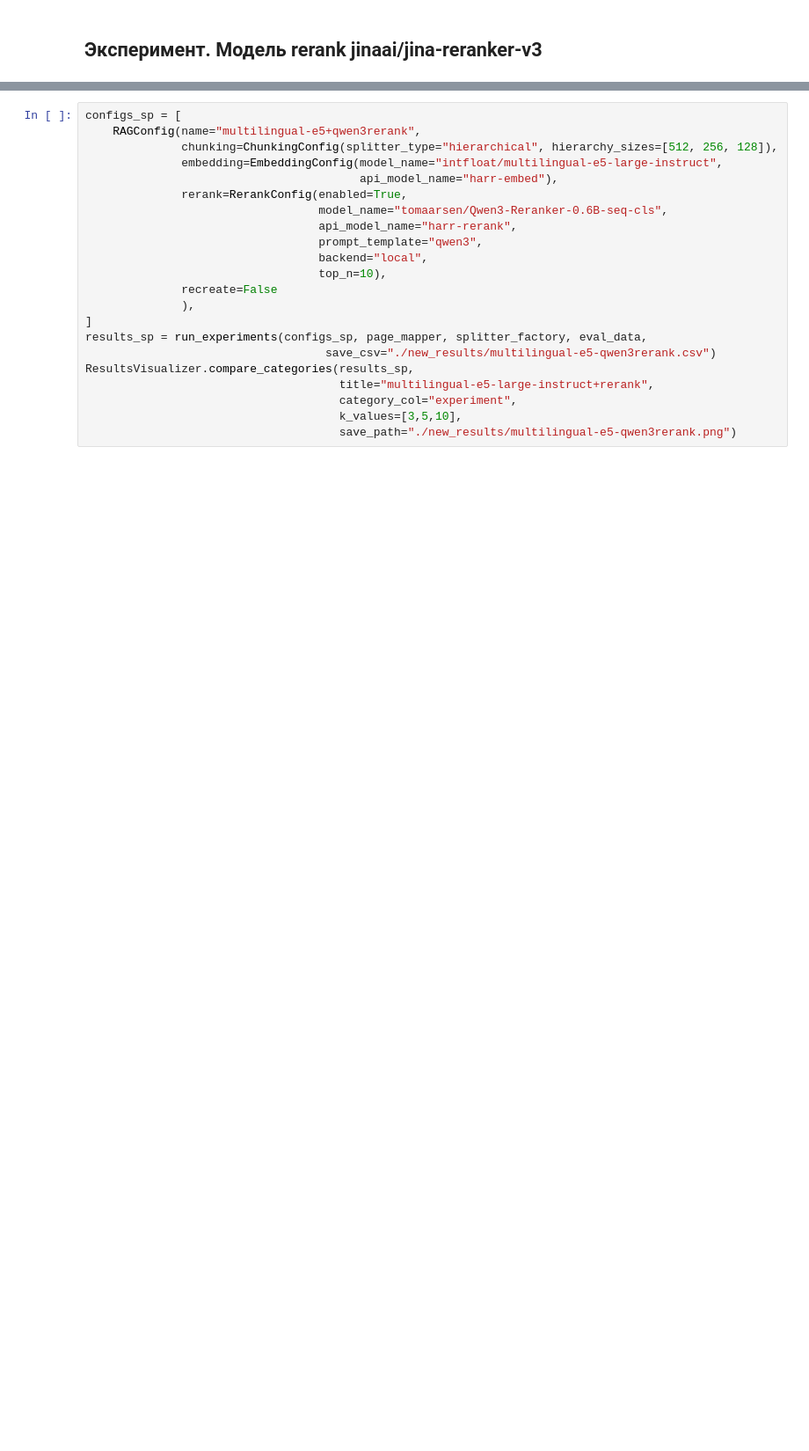
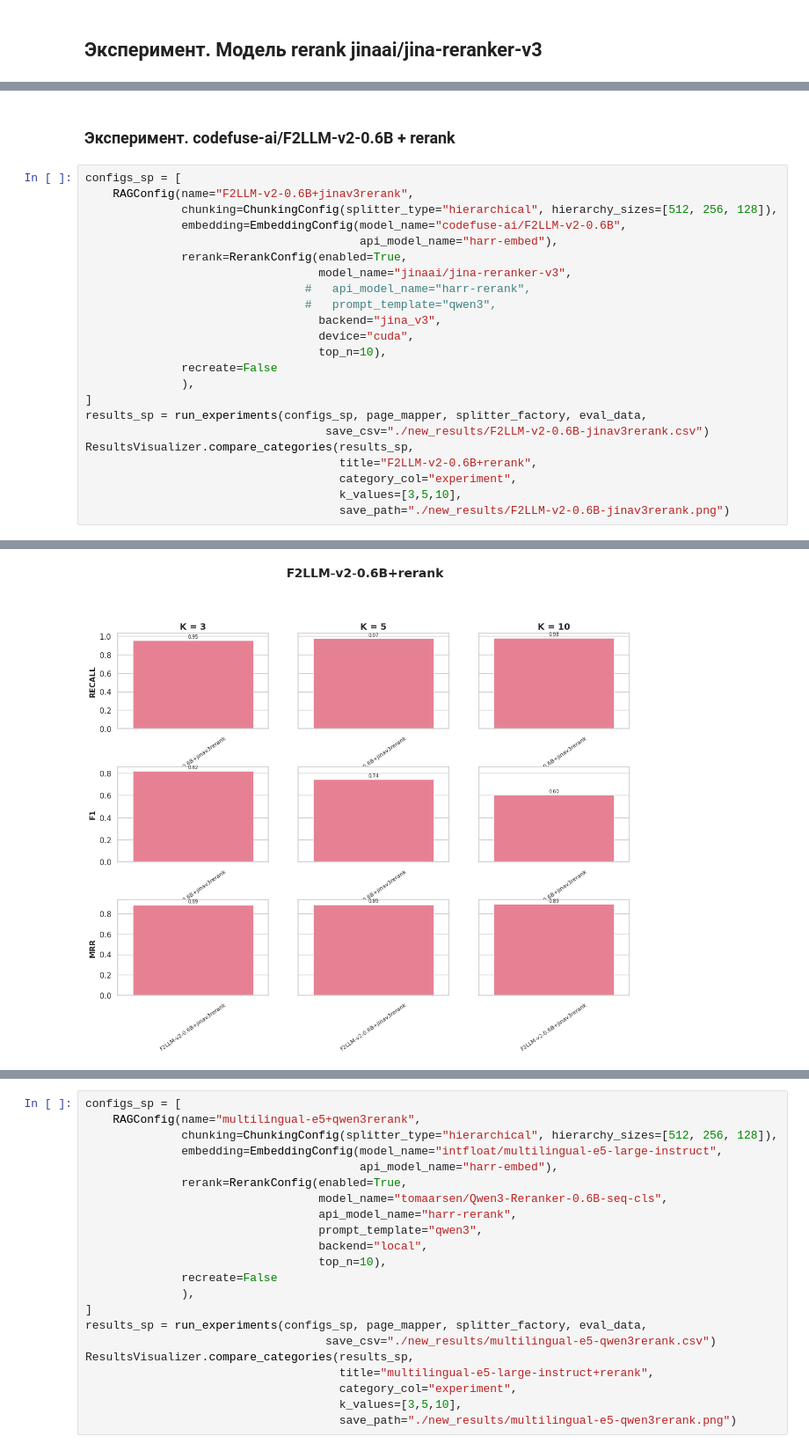
Before and after one commit to gosha22008/RAG, a Jupyter notebook: rag_exp_new.ipynb, the cells around one changed output, grey strips where cells are left out. Shown at 88% size. Drawn from its saved outputs; the diff is of its cells as text; blank space fills up the shorter version.

Commit message:
done api, осталось эксперименты с промптами

```diff
--- a/rag_exp_new.ipynb
+++ b/rag_exp_new.ipynb
@@ -378,0 +422,26 @@ ResultsVisualizer.compare_categories(df_all_models,
+# %% [markdown]
+### Эксперимент. codefuse-ai/F2LLM-v2-0.6B + rerank
+# %%
+configs_sp = [
+    RAGConfig(name="F2LLM-v2-0.6B+jinav3rerank",
+              chunking=ChunkingConfig(splitter_type="hierarchical", hierarchy_sizes=[512, 256, 128]),
+              embedding=EmbeddingConfig(model_name="codefuse-ai/F2LLM-v2-0.6B",
+                                        api_model_name="harr-embed"),
+              rerank=RerankConfig(enabled=True,
+                                  model_name="jinaai/jina-reranker-v3",
+                                #   api_model_name="harr-rerank",
+                                #   prompt_template="qwen3",
+                                  backend="jina_v3",
+                                  device="cuda",
+                                  top_n=10),
+              recreate=False
+              ),
+]
+results_sp = run_experiments(configs_sp, page_mapper, splitter_factory, eval_data,
+                                   save_csv="./new_results/F2LLM-v2-0.6B-jinav3rerank.csv")
+ResultsVisualizer.compare_categories(results_sp,
+                                     title="F2LLM-v2-0.6B+rerank",
+                                     category_col="experiment",
+                                     k_values=[3,5,10],
+                                     save_path="./new_results/F2LLM-v2-0.6B-jinav3rerank.png")
+# %% [output]
@@ -378,0 +463 @@ ResultsVisualizer.compare_categories(df_all_models,
+[figure, added]
```
Also changed, not shown: parts of 52 cells of this notebook, 42 other files.
